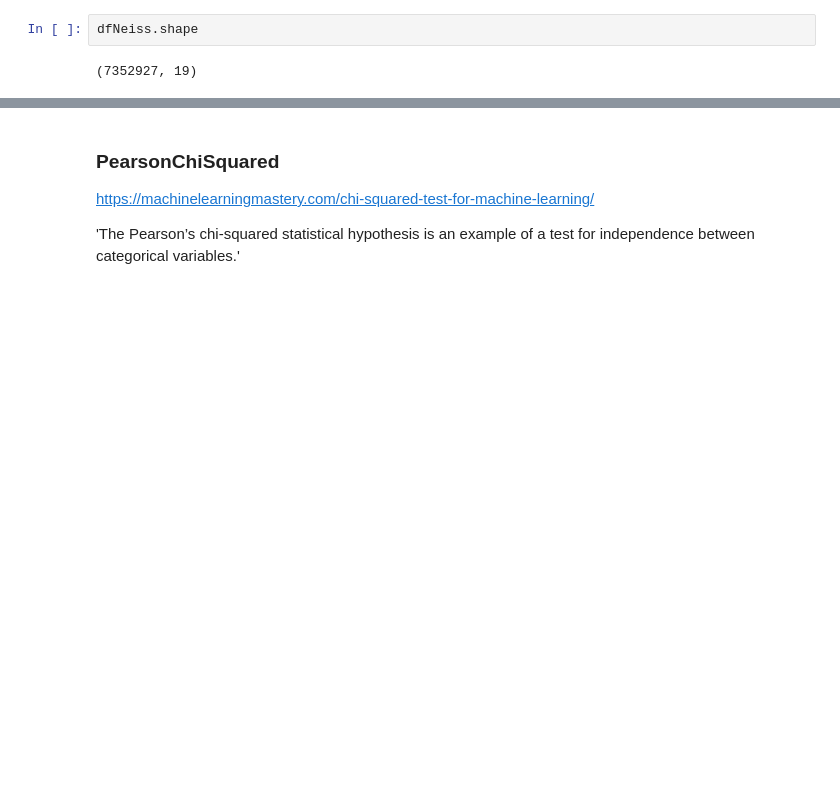
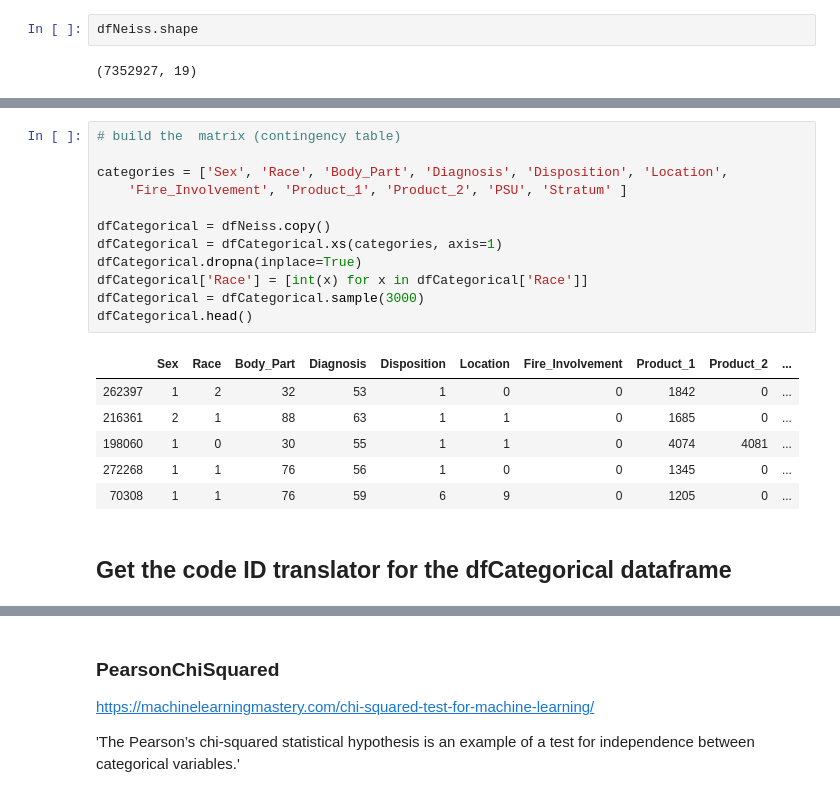
Before and after one commit to mrcorbett/MET_CS677_DataScienceWithPython, a Jupyter notebook: Project/bicycle_crashes_neiss_v10.ipynb, the cells around one changed output, grey strips where cells are left out. Drawn from its saved outputs; the diff is of its cells as text; blank space fills up the shorter version.

```diff
--- a/Project/bicycle_crashes_neiss_v10.ipynb
+++ b/Project/bicycle_crashes_neiss_v10.ipynb
@@ -104,0 +110,21 @@ dfNeiss.shape
+# %%
+# build the  matrix (contingency table)
+
+categories = ['Sex', 'Race', 'Body_Part', 'Diagnosis', 'Disposition', 'Location',
+    'Fire_Involvement', 'Product_1', 'Product_2', 'PSU', 'Stratum' ]
+
+dfCategorical = dfNeiss.copy()
+dfCategorical = dfCategorical.xs(categories, axis=1)
+dfCategorical.dropna(inplace=True)
+dfCategorical['Race'] = [int(x) for x in dfCategorical['Race']]
+dfCategorical = dfCategorical.sample(3000)
+dfCategorical.head()
+# %% [output]
+|  | Sex | Race | Body_Part | Diagnosis | Disposition | Location | Fire_Involvement | Product_1 | Product_2 | ... |
+| 262397 | 1 | 2 | 32 | 53 | 1 | 0 | 0 | 1842 | 0 | ... |
+| 216361 | 2 | 1 | 88 | 63 | 1 | 1 | 0 | 1685 | 0 | ... |
+| 198060 | 1 | 0 | 30 | 55 | 1 | 1 | 0 | 4074 | 4081 | ... |
+| 272268 | 1 | 1 | 76 | 56 | 1 | 0 | 0 | 1345 | 0 | ... |
+| 70308 | 1 | 1 | 76 | 59 | 6 | 9 | 0 | 1205 | 0 | ... |
+# %% [markdown]
+## Get the code ID translator for the dfCategorical dataframe
```
Also changed, not shown: parts of 32 cells of this notebook, 2 other files.
